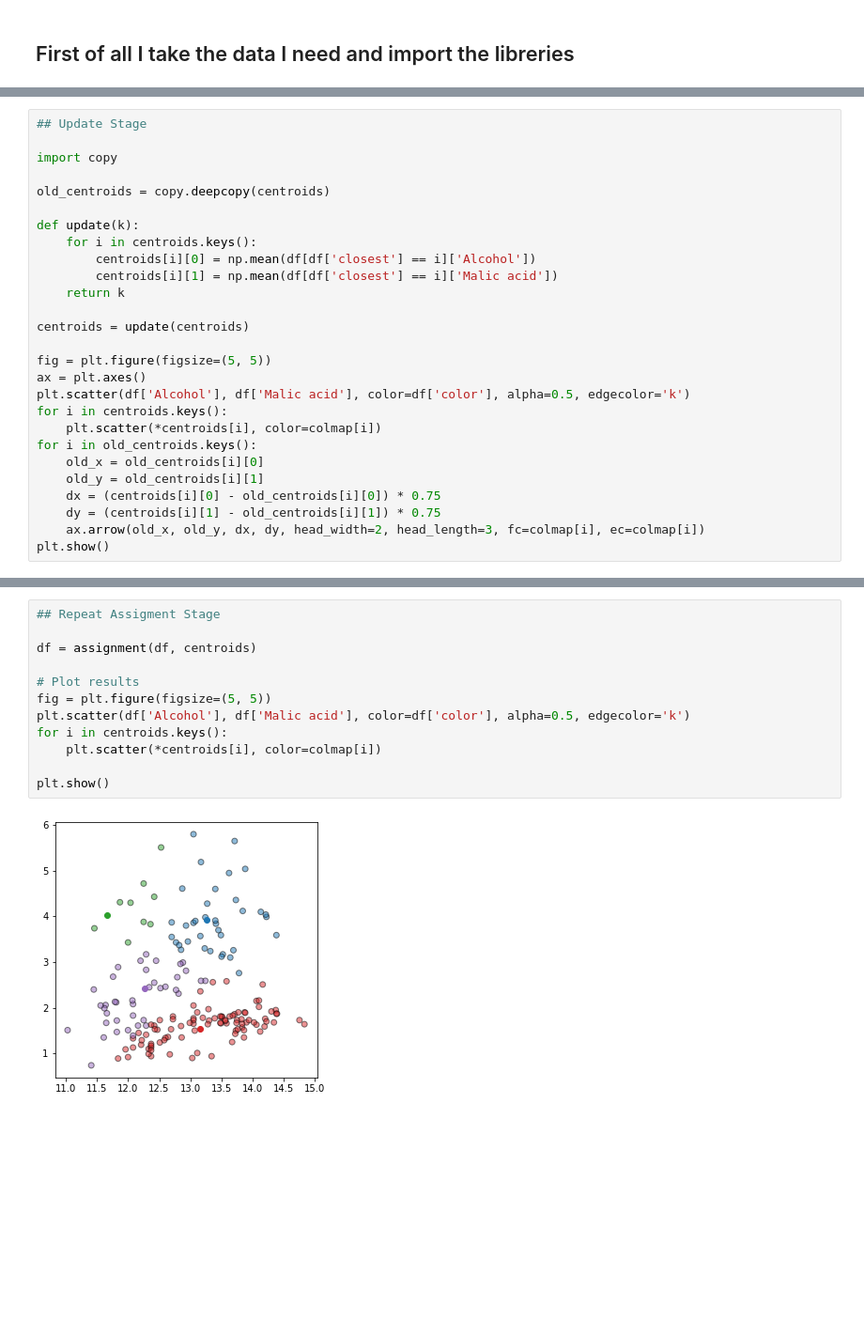
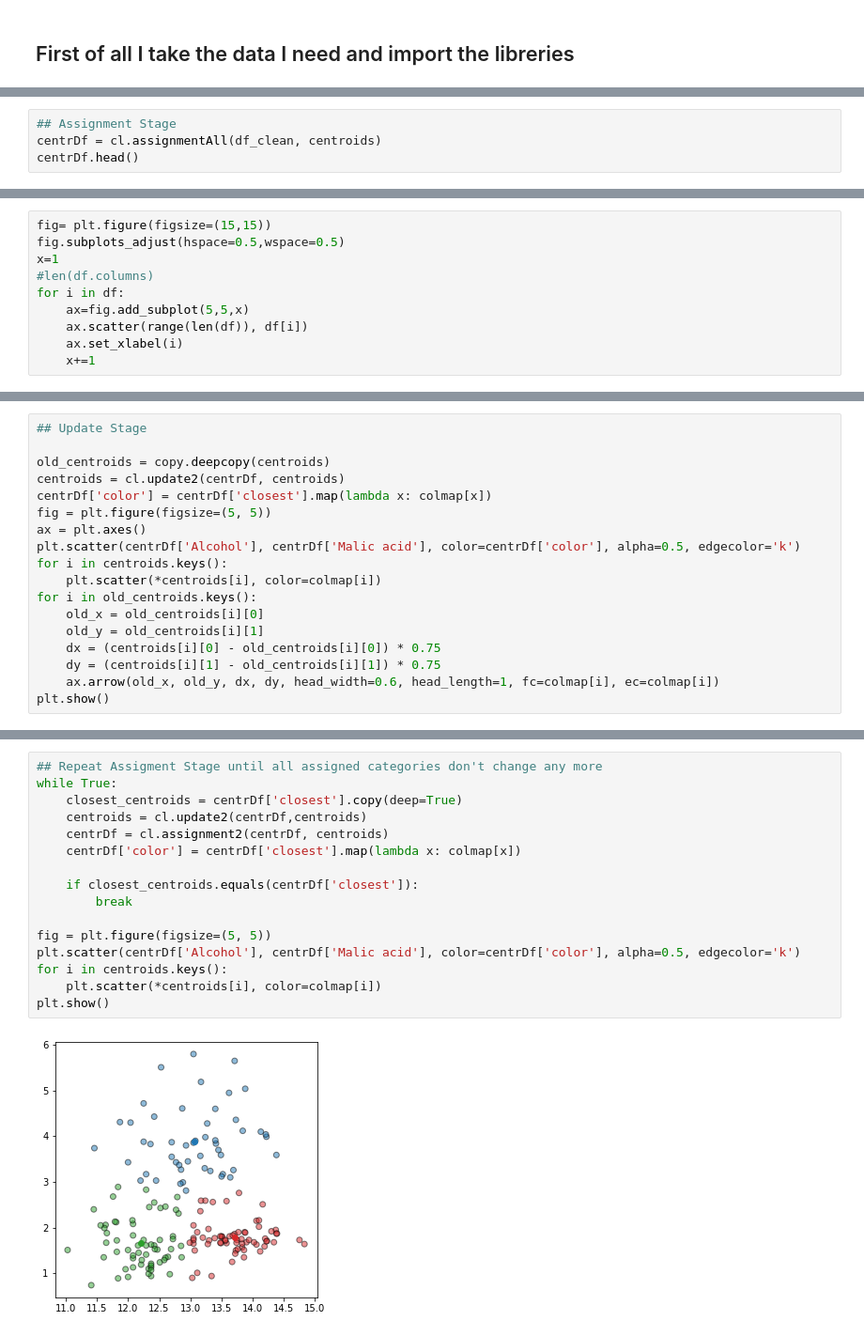
Before and after one commit to Gruntrexpewrus/HMK4, a Jupyter notebook: Question3.ipynb, the cells around one changed output, grey strips where cells are left out. Shown: that part at 94% size. Drawn from its saved outputs; the diff is of its cells as text; blank space fills up the shorter version.

```diff
--- a/Question3.ipynb
+++ b/Question3.ipynb
@@ -23,0 +69,4 @@ df.head()
+# %%
+## Assignment Stage
+centrDf = cl.assignmentAll(df_clean, centroids)
+centrDf.head()
@@ -23,0 +136,10 @@ df.head()
+# %%
+fig= plt.figure(figsize=(15,15))
+fig.subplots_adjust(hspace=0.5,wspace=0.5)
+x=1
+#len(df.columns)
+for i in df:
+    ax=fig.add_subplot(5,5,x)
+    ax.scatter(range(len(df)), df[i])
+    ax.set_xlabel(i)
+    x+=1
@@ -105,21 +188,12 @@ plt.show()
 # %%
 ## Update Stage
 
-import copy
-
 old_centroids = copy.deepcopy(centroids)
-
-def update(k):
-    for i in centroids.keys():
-        centroids[i][0] = np.mean(df[df['closest'] == i]['Alcohol'])
-        centroids[i][1] = np.mean(df[df['closest'] == i]['Malic acid'])
-    return k
-
-centroids = update(centroids)
-
+centroids = cl.update2(centrDf, centroids)
+centrDf['color'] = centrDf['closest'].map(lambda x: colmap[x])
 fig = plt.figure(figsize=(5, 5))
 ax = plt.axes()
-plt.scatter(df['Alcohol'], df['Malic acid'], color=df['color'], alpha=0.5, edgecolor='k')
+plt.scatter(centrDf['Alcohol'], centrDf['Malic acid'], color=centrDf['color'], alpha=0.5, edgecolor='k')
 for i in centroids.keys():
     plt.scatter(*centroids[i], color=colmap[i])
 for i in old_centroids.keys():
@@ -127,6 +201,6 @@ for i in old_centroids.keys():
     old_y = old_centroids[i][1]
     dx = (centroids[i][0] - old_centroids[i][0]) * 0.75
     dy = (centroids[i][1] - old_centroids[i][1]) * 0.75
-    ax.arrow(old_x, old_y, dx, dy, head_width=2, head_length=3, fc=colmap[i], ec=colmap[i])
+    ax.arrow(old_x, old_y, dx, dy, head_width=0.6, head_length=1, fc=colmap[i], ec=colmap[i])
 plt.show()
 # %% [output]
@@ -134,14 +208,18 @@ plt.show()
 # %%
-## Repeat Assigment Stage
+## Repeat Assigment Stage until all assigned categories don't change any more
+while True:
+    closest_centroids = centrDf['closest'].copy(deep=True)
+    centroids = cl.update2(centrDf,centroids)
+    centrDf = cl.assignment2(centrDf, centroids)
+    centrDf['color'] = centrDf['closest'].map(lambda x: colmap[x])
 
-df = assignment(df, centroids)
+    if closest_centroids.equals(centrDf['closest']):
+        break
 
-# Plot results
 fig = plt.figure(figsize=(5, 5))
-plt.scatter(df['Alcohol'], df['Malic acid'], color=df['color'], alpha=0.5, edgecolor='k')
+plt.scatter(centrDf['Alcohol'], centrDf['Malic acid'], color=centrDf['color'], alpha=0.5, edgecolor='k')
 for i in centroids.keys():
     plt.scatter(*centroids[i], color=colmap[i])
-
 plt.show()
 # %% [output]
-[figure, old version]
+[figure, new version]
```
Also changed, not shown: parts of 27 cells of this notebook, 1 other file.
